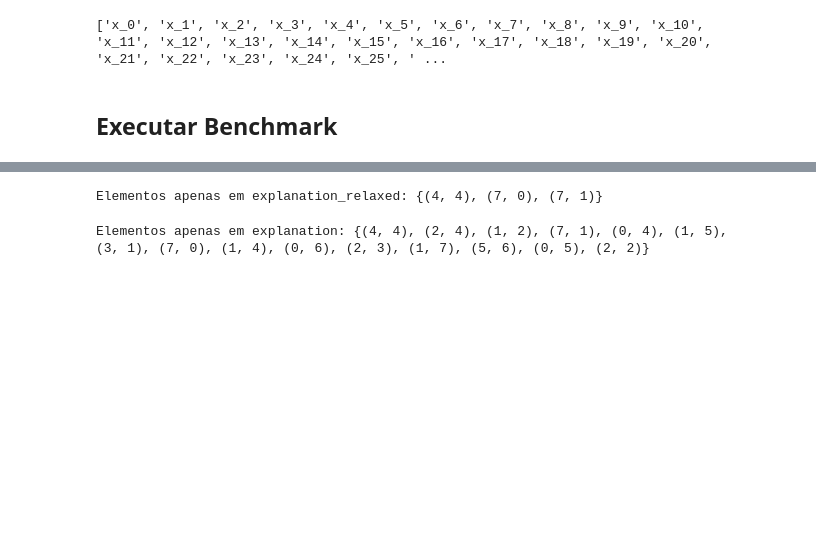
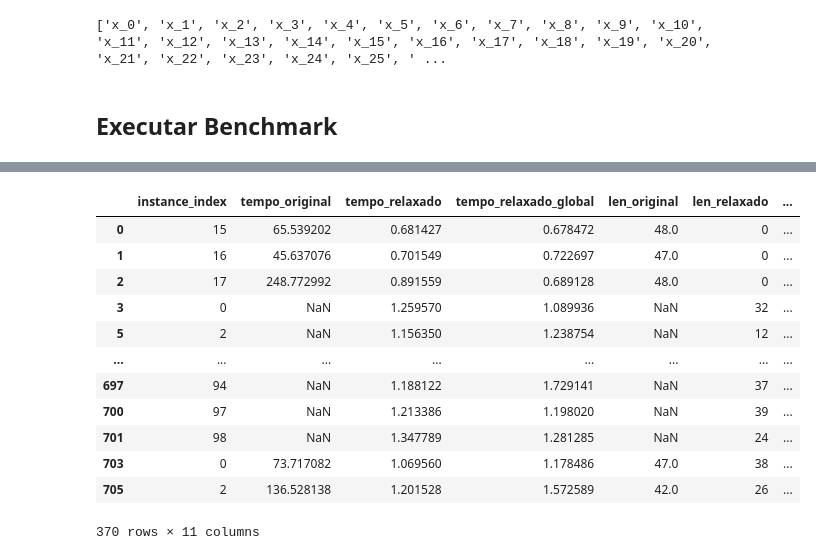
Before and after one commit to myller-silva/explications-anns-colab, a Jupyter notebook: Explications_ANNs.ipynb, the cells around one changed output, grey strips where cells are left out. Cells and saved outputs as stored; diff of their text form; code cells hidden in the pictures; blank space fills up the shorter version.

```diff
--- a/Explications_ANNs.ipynb
+++ b/Explications_ANNs.ipynb
@@ -1204,18 +1146,17 @@ plt.show()
-# %%
-explanation_relaxed = string_to_list(result_df.iloc[index]["explanation_relaxed"])
-explanation_relaxed_global = string_to_list(result_df.iloc[index]["explanation_relaxed_global"])
-
-elements_only_in_relaxed = set(explanation_relaxed) - set(explanation_relaxed_global)
-
-print("Elementos apenas em explanation_relaxed:", elements_only_in_relaxed)
-# %% [output]
-Elementos apenas em explanation_relaxed: {(4, 4), (7, 0), (7, 1)}
-# %%
-explanation = string_to_list(result_df.iloc[index]["explanation"])
-explanation_relaxed_global = string_to_list(result_df.iloc[index]["explanation_relaxed_global"])
-
-elements_only_in_relaxed = set(explanation) - set(explanation_relaxed_global)
-
-print("Elementos apenas em explanation:", elements_only_in_relaxed)
-# %% [output]
-Elementos apenas em explanation: {(4, 4), (2, 4), (1, 2), (7, 1), (0, 4), (1, 5), (3, 1), (7, 0), (1, 4), (0, 6), (2, 3), (1, 7), (5, 6), (0, 5), (2, 2)}
+# %%
+result_df = result_df[(result_df["len_relaxado"] != 64) | (result_df["len_relaxado_global"] != 64)]
+result_df
+# %% [output]
+|  | instance_index | tempo_original | tempo_relaxado | tempo_relaxado_global | len_original | len_relaxado | ... |
+| 0 | 15 | 65.539202 | 0.681427 | 0.678472 | 48.0 | 0 | ... |
+| 1 | 16 | 45.637076 | 0.701549 | 0.722697 | 47.0 | 0 | ... |
+| 2 | 17 | 248.772992 | 0.891559 | 0.689128 | 48.0 | 0 | ... |
+| 3 | 0 | NaN | 1.259570 | 1.089936 | NaN | 32 | ... |
+| 5 | 2 | NaN | 1.156350 | 1.238754 | NaN | 12 | ... |
+| ... | ... | ... | ... | ... | ... | ... | ... |
+| 697 | 94 | NaN | 1.188122 | 1.729141 | NaN | 37 | ... |
+| 700 | 97 | NaN | 1.213386 | 1.198020 | NaN | 39 | ... |
+| 701 | 98 | NaN | 1.347789 | 1.281285 | NaN | 24 | ... |
+| 703 | 0 | 73.717082 | 1.069560 | 1.178486 | 47.0 | 38 | ... |
+| 705 | 2 | 136.528138 | 1.201528 | 1.572589 | 42.0 | 26 | ... |
+370 rows × 11 columns
```
Also changed, not shown: parts of 13 cells of this notebook.
